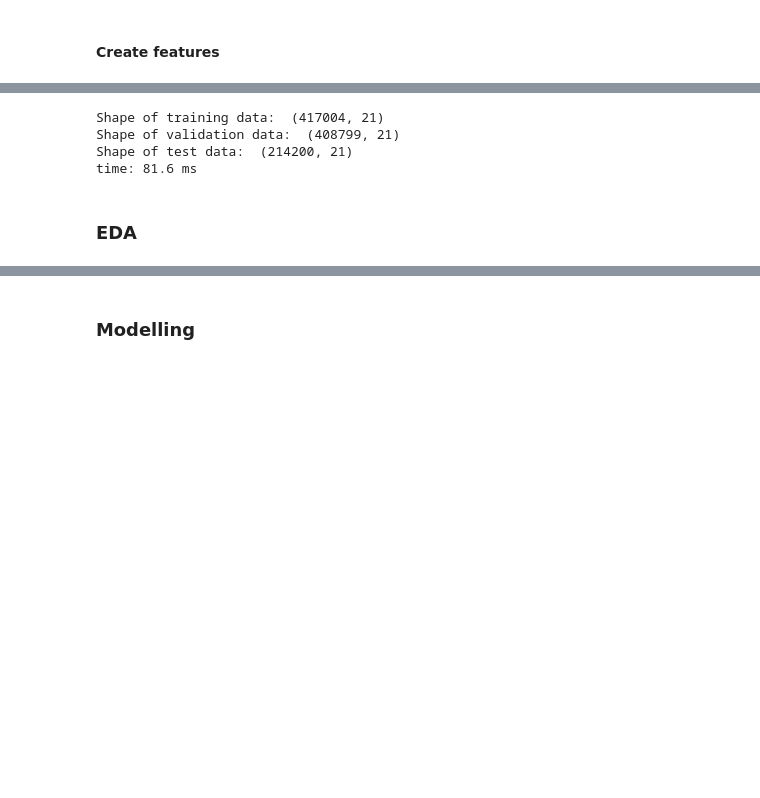
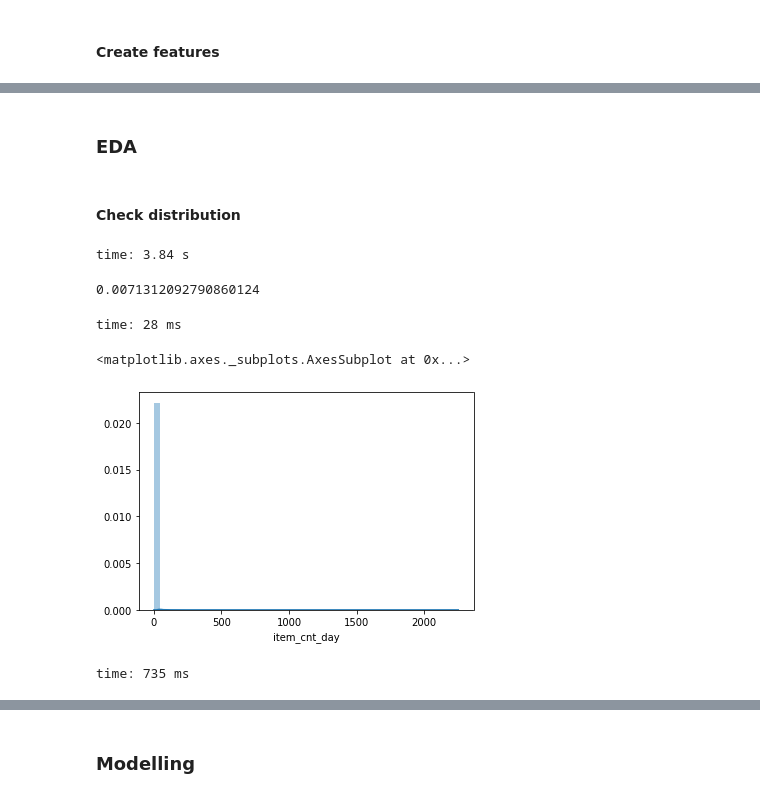
Before and after one commit to Archisman-Roy/Learning, a Jupyter notebook: kaggle/future_sales_prediction-v0.ipynb, the cells around one changed output, grey strips where cells are left out. Drawn from its saved outputs; the diff is of its cells as text; code cells hidden in the pictures; blank space fills up the shorter version.

```diff
--- a/kaggle/future_sales_prediction-v0.ipynb
+++ b/kaggle/future_sales_prediction-v0.ipynb
@@ -203,4 +128,5 @@ time: 4.3 s
 # %%
-raw_data = sales_train
-raw_data = raw_data >> mutate(item_id = X.item_id.astype(str), shop_id = X.shop_id.astype(str))
+raw_data = raw_data >> mutate(item_id = X.item_id.astype(str), shop_id = X.shop_id.astype(str)) >> \
+mutate(item_cnt_day = if_else(X.item_cnt_day < 0, 0, X.item_cnt_day),
+      item_cnt_day_return = if_else(X.item_cnt_day < 0, -X.item_cnt_day,0))
 # %% [output]
@@ -326,35 +270,19 @@ time: 680 µs
-# %%
-##data preparation
-ind_columns = train.columns.to_list()
-
-list_to_remove = ['shop_id','item_id','item_cnt_day']
-ind_columns = remove_elements(ind_columns, list_to_remove )
-
-dep_coloumns = ["item_cnt_day"]
-
-cont_vars = train.head(5).select_dtypes(include= [np.number]).columns.to_list()
-cont_vars = remove_elements(cont_vars, ['item_cnt_day'])
-
-cat_vars = train.head(5).select_dtypes(include= [object]).columns.to_list()
-list_to_remove = ['shop_id','item_id']
-
-cat_vars = remove_elements(cat_vars, list_to_remove)
-
-x_train = train[ind_columns]
-y_train = train[dep_coloumns]
-
-x_test = test[ind_columns]
-
-x_valid = valid[ind_columns]
-y_valid = valid[dep_coloumns]
-
-print("Shape of training data: ", x_train.shape)
-print("Shape of validation data: ", x_valid.shape)
-print("Shape of test data: ", x_test.shape)
-# %% [output]
-Shape of training data:  (417004, 21)
-Shape of validation data:  (408799, 21)
-Shape of test data:  (214200, 21)
-time: 81.6 ms
 # %% [markdown]
 ### EDA
+# %% [markdown]
+#### Check distribution
+# %%
+check = dd_summarise(raw_data,['date_block_num','item_id','shop_id'],'item_cnt_day','sum')
+# %% [output]
+time: 3.84 s
+# %%
+check[check.item_cnt_day > 20].shape[0]/check.shape[0]
+# %% [output]
+0.0071312092790860124
+time: 28 ms
+# %%
+sns.distplot(check.item_cnt_day[check.item_cnt_day>0])
+# %% [output]
+<matplotlib.axes._subplots.AxesSubplot at 0x...>
+[figure, added]
+time: 735 ms
```
Also changed, not shown: parts of 83 cells of this notebook, 5 other files.
